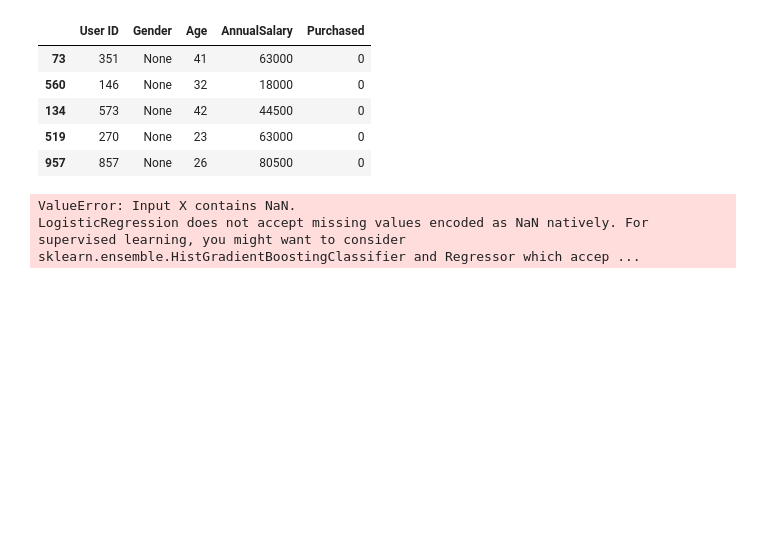
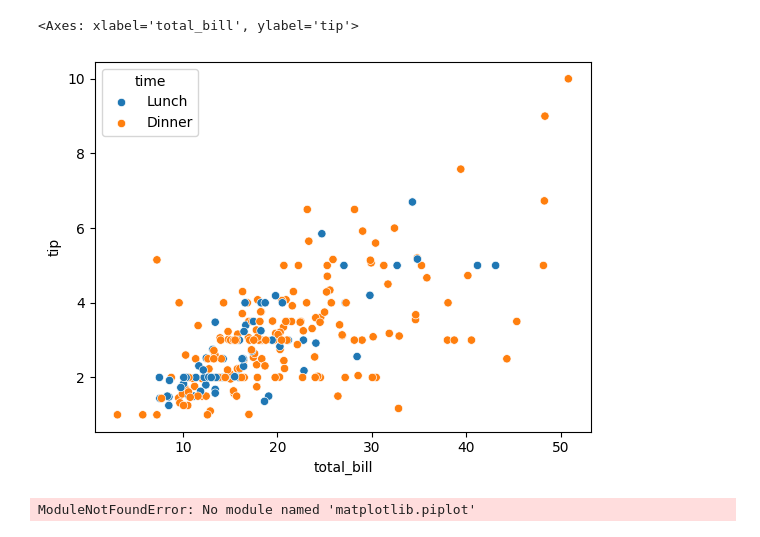
Before and after one commit to hp5099499/internship-ojt-, a Jupyter notebook: Untitled1.ipynb, the cells around one changed output. Drawn from its saved outputs; the diff is of its cells as text; code cells hidden in the pictures; blank space fills up the shorter version.

```diff
--- a/Untitled1.ipynb
+++ b/Untitled1.ipynb
@@ -23 +23,3 @@ df.sample(5)
+# %%
+df = sns.load_dataset("tips")
 # %%
@@ -72,2 +33,0 @@ dtype: bool
-# %%
-df['Gender']=df['Gender'].replace({'male':1,'female':0},inplace=True)
@@ -97,16 +33,0 @@ x_train,x_test,y_train,y_test=train_test_split(df[['Gender','Age','AnnualSalary'
-# %%
-df.sample(5)
-# %% [output]
-|  | User ID | Gender | Age | AnnualSalary | Purchased |
-| 73 | 351 | None | 41 | 63000 | 0 |
-| 560 | 146 | None | 32 | 18000 | 0 |
-| 134 | 573 | None | 42 | 44500 | 0 |
-| 519 | 270 | None | 23 | 63000 | 0 |
-| 957 | 857 | None | 26 | 80500 | 0 |
-# %%
-from sklearn.linear_model import LogisticRegression
-model=LogisticRegression()
-model.fit(df[['Gender']],df.Purchased)
-# %% [output]
-ValueError: Input X contains NaN.
-LogisticRegression does not accept missing values encoded as NaN natively. For supervised learning, you might want to consider sklearn.ensemble.HistGradientBoostingClassifier and Regressor which accep ...
@@ -112,0 +37,19 @@ LogisticRegression does not accept missing values encoded as NaN natively. For s
+# %%
+sns.scatterplot(x="total_bill" , y="tip" , data=df , hue="time")
+# %% [output]
+<Axes: xlabel='total_bill', ylabel='tip'>
+[figure, added]
+# %%
+import matplotlib.piplot as plt
+sns.relplot(
+    data=df,
+    x = "total_bill", y = "tip",
+    hue ="time",
+    style = "time",
+    sizes =(10,100) , palette = "hot_r"
+)
+plt.xlabel("Total Bill In USD $")
+plt.ylabel("Tips")
+plt.title("Total Bills Vs Tips")
+# %% [output]
+ModuleNotFoundError: No module named 'matplotlib.piplot'
```
Also changed, not shown: parts of 20 cells of this notebook, 3 other files.
